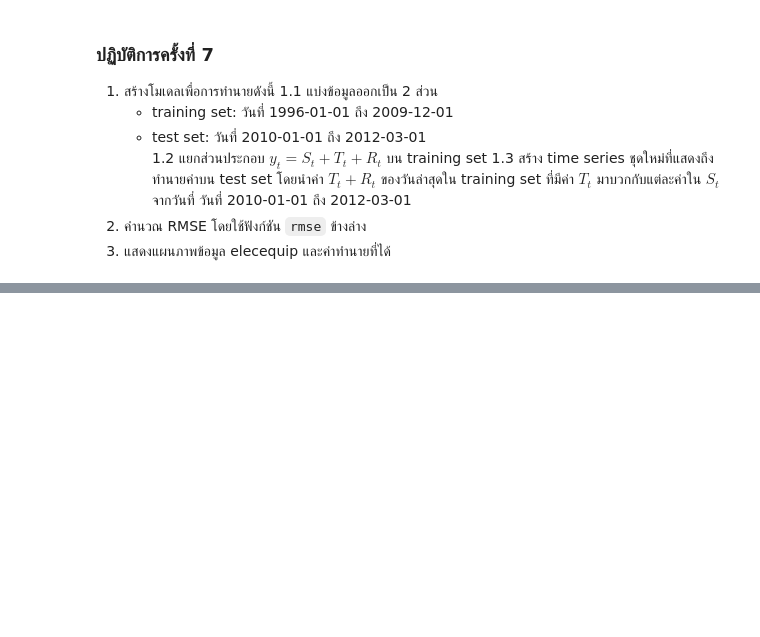
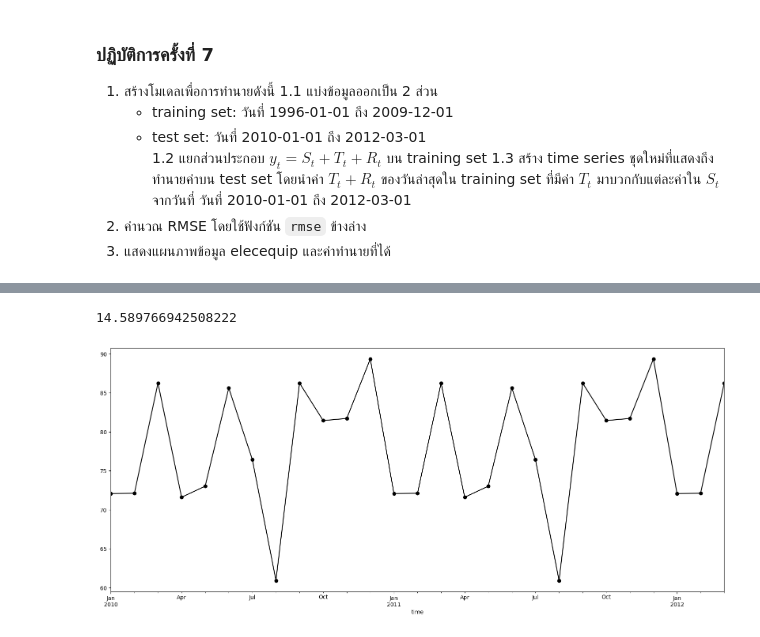
Before and after one commit to Pandatoey/LAB229351, a Jupyter notebook: สำเนาของ_229351_LAB09.ipynb, the cells around one changed output, grey strips where cells are left out. Drawn from its saved outputs; the diff is of its cells as text; code cells hidden in the pictures; blank space fills up the shorter version.

```diff
--- a/สำเนาของ_229351_LAB09.ipynb
+++ b/สำเนาของ_229351_LAB09.ipynb
@@ -203,9 +246,27 @@ KeyError: 'value'
+# %%
+T_train = resultadd.trend
+S_train = resultadd.seasonal
+R_train = resultadd.resid
+# %%
+seasonal_moy = S_train.groupby(S_train.index.month).mean()
+S_test = test.index.to_series().map(lambda d: seasonal_moy[d.month])
+S_test.index = test.index
+# %%
+TR_last = (T_train + R_train).dropna().iloc[-1]
+# %%
+y_pred = S_test + TR_last
 # %%
 def rmse(y_true,y_pred):
   # Inputs
   # y_true: actual value, y_pred: predicted values
   # Output: RMSE between y_true and y_pred
   return np.sqrt(np.mean(np.square(y_true-y_pred)))
+# %%
+rmse_value = rmse(y_true,y_pred)
+print(rmse_value)
+# %% [output]
+14.589766942508222
 # %%
-ax = result_add.trend.plot(marker='o', color='black', figsize=(20,8))
-ax = result_add.observed.plot(marker='o', color='green', figsize=(20,8))
+ax = y_pred.plot(marker='o', color='black', figsize=(20,8))
+# %% [output]
+[figure, added]
```
Also changed, not shown: parts of 8 cells of this notebook.
